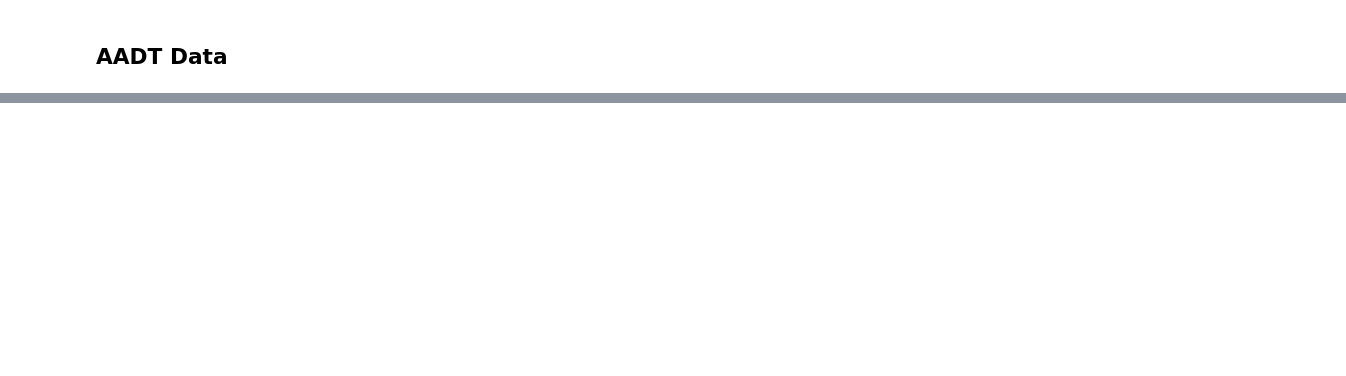
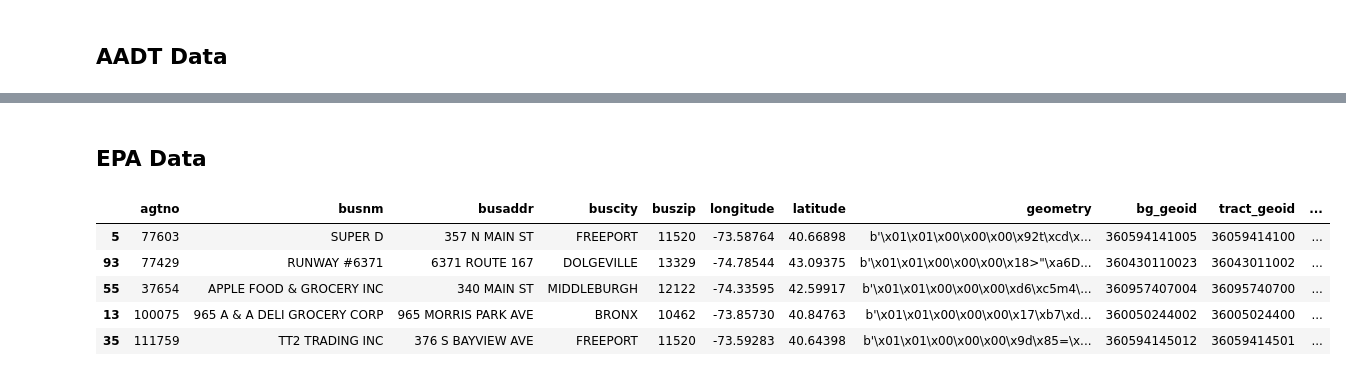
Before and after one commit to Ransommac13/mads_milestone_two, a Jupyter notebook: notebooks/variable_id.ipynb, the cells around one changed output, grey strips where cells are left out. Drawn from its saved outputs; the diff is of its cells as text; code cells hidden in the pictures; blank space fills up the shorter version.

```diff
--- a/notebooks/variable_id.ipynb
+++ b/notebooks/variable_id.ipynb
@@ -116,0 +120,17 @@ aadt_df.sample(5)
+# %% [markdown]
+## EPA Data
+# %%
+epa_file_path = Path(".").resolve().parent / "data/interim/location_data_epa.parquet"
+
+epa_pq = pq.ParquetFile(epa_file_path)
+epa_first_100_rows = next(epa_pq.iter_batches(batch_size=100))
+epa_df = pa.Table.from_batches([epa_first_100_rows]).to_pandas()
+# %%
+epa_df.sample(5)
+# %% [output]
+|  | agtno | busnm | busaddr | buscity | buszip | longitude | latitude | geometry | bg_geoid | tract_geoid | ... |
+| 5 | 77603 | SUPER D | 357 N MAIN ST | FREEPORT | 11520 | -73.58764 | 40.66898 | b'\x01\x01\x00\x00\x00\x92t\xcd\x... | 360594141005 | 36059414100 | ... |
+| 93 | 77429 | RUNWAY #6371 | 6371 ROUTE 167 | DOLGEVILLE | 13329 | -74.78544 | 43.09375 | b'\x01\x01\x00\x00\x00\x18>"\xa6D... | 360430110023 | 36043011002 | ... |
+| 55 | 37654 | APPLE FOOD & GROCERY INC | 340 MAIN ST | MIDDLEBURGH | 12122 | -74.33595 | 42.59917 | b'\x01\x01\x00\x00\x00\xd6\xc5m4\... | 360957407004 | 36095740700 | ... |
+| 13 | 100075 | 965 A & A DELI GROCERY CORP | 965 MORRIS PARK AVE | BRONX | 10462 | -73.85730 | 40.84763 | b'\x01\x01\x00\x00\x00\x17\xb7\xd... | 360050244002 | 36005024400 | ... |
+| 35 | 111759 | TT2 TRADING INC | 376 S BAYVIEW AVE | FREEPORT | 11520 | -73.59283 | 40.64398 | b'\x01\x01\x00\x00\x00\x9d\x85=\x... | 360594145012 | 36059414501 | ... |
```
Also changed, not shown: parts of 8 cells of this notebook.
